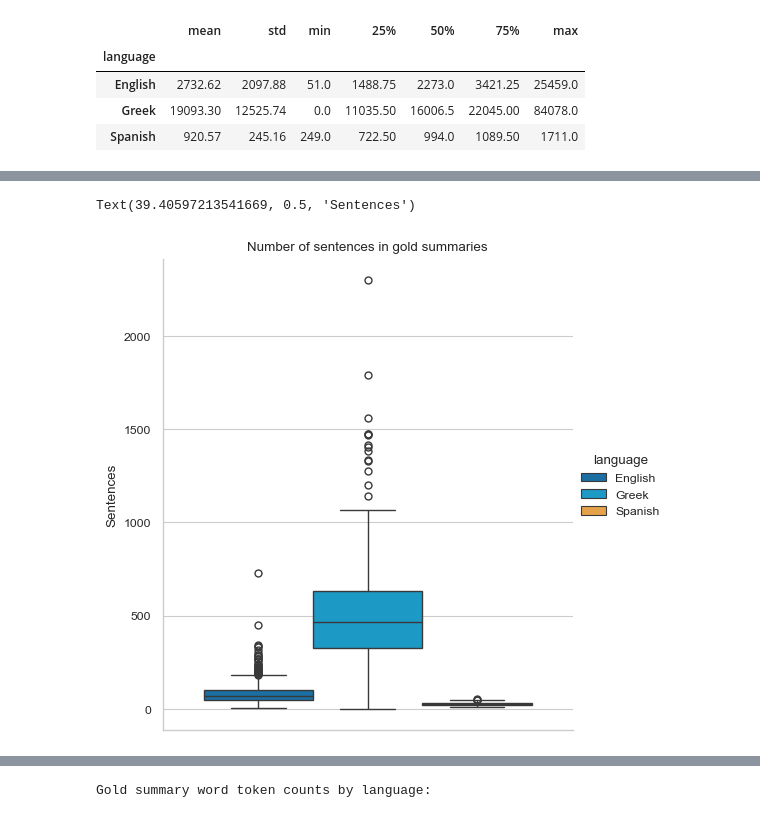
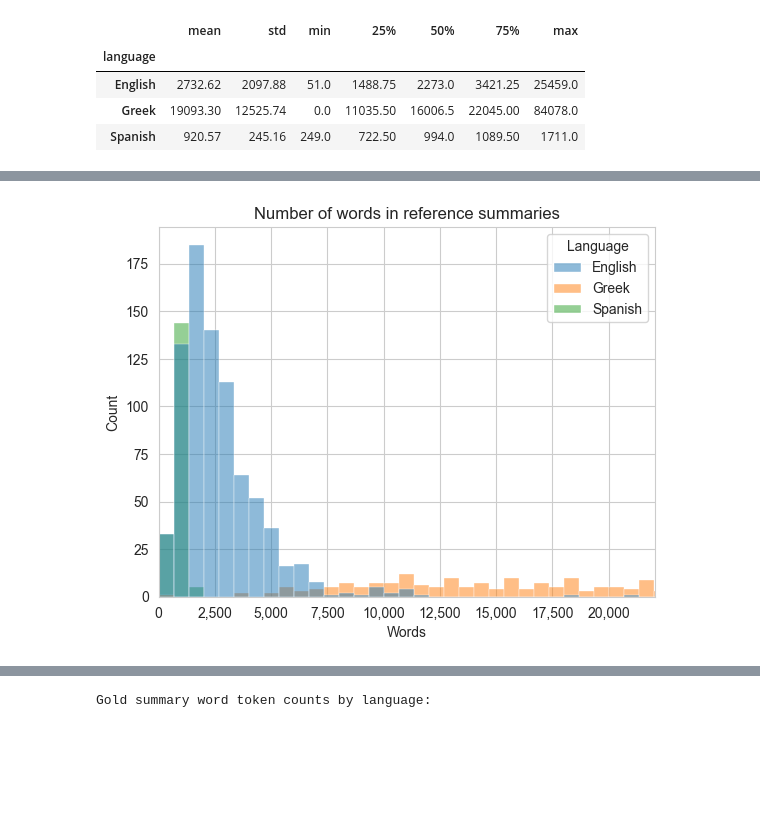
Before and after one commit to stefsyrsiri/financial-summarization-meta-evaluation, a Jupyter notebook: notebooks/eda.ipynb, the cells around one changed output, grey strips where cells are left out. Drawn from its saved outputs; the diff is of its cells as text; code cells hidden in the pictures; blank space fills up the shorter version.

```diff
--- a/notebooks/eda.ipynb
+++ b/notebooks/eda.ipynb
@@ -128,7 +108,12 @@ plt.xlim(0, golds[golds['language'] == 'Greek']['spacy_sent_count'].quantile(0.7
-# %%
-sns.catplot(data=golds, y='spacy_sent_count', hue='language', palette=langcols, kind='box')
-plt.title('Number of sentences in gold summaries')
-plt.ylabel('Sentences')
-# %% [output]
-Text(39.40597213541669, 0.5, 'Sentences')
-[figure, removed]
+# %%
+ax = sns.histplot(data=golds, x='spacy_token_count', hue='language')
+plt.title('Number of words in reference summaries')
+plt.ylabel('Count')
+plt.xlabel('Words')
+ax.get_xaxis().set_major_formatter(mpl.ticker.StrMethodFormatter('{x:,.0f}'))
+ax.get_legend().set_title('Language')
+plt.xlim(0, golds[golds['language'] == 'Greek']['spacy_token_count'].quantile(0.75))
+plt.savefig('../figures/number_words_gold_summaries.png', dpi=300)
+plt.show()
+# %% [output]
+[figure, added]
```
Also changed, not shown: parts of 7 cells of this notebook.
